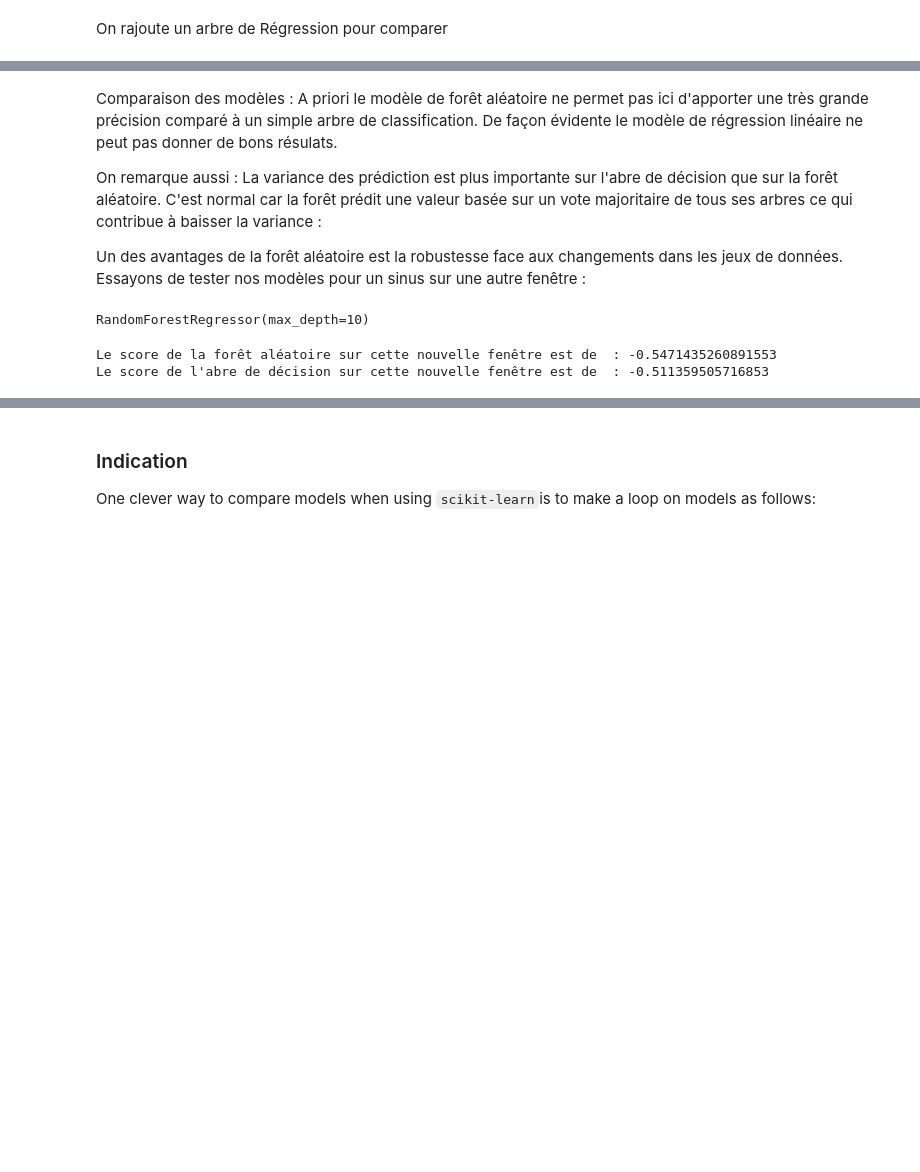
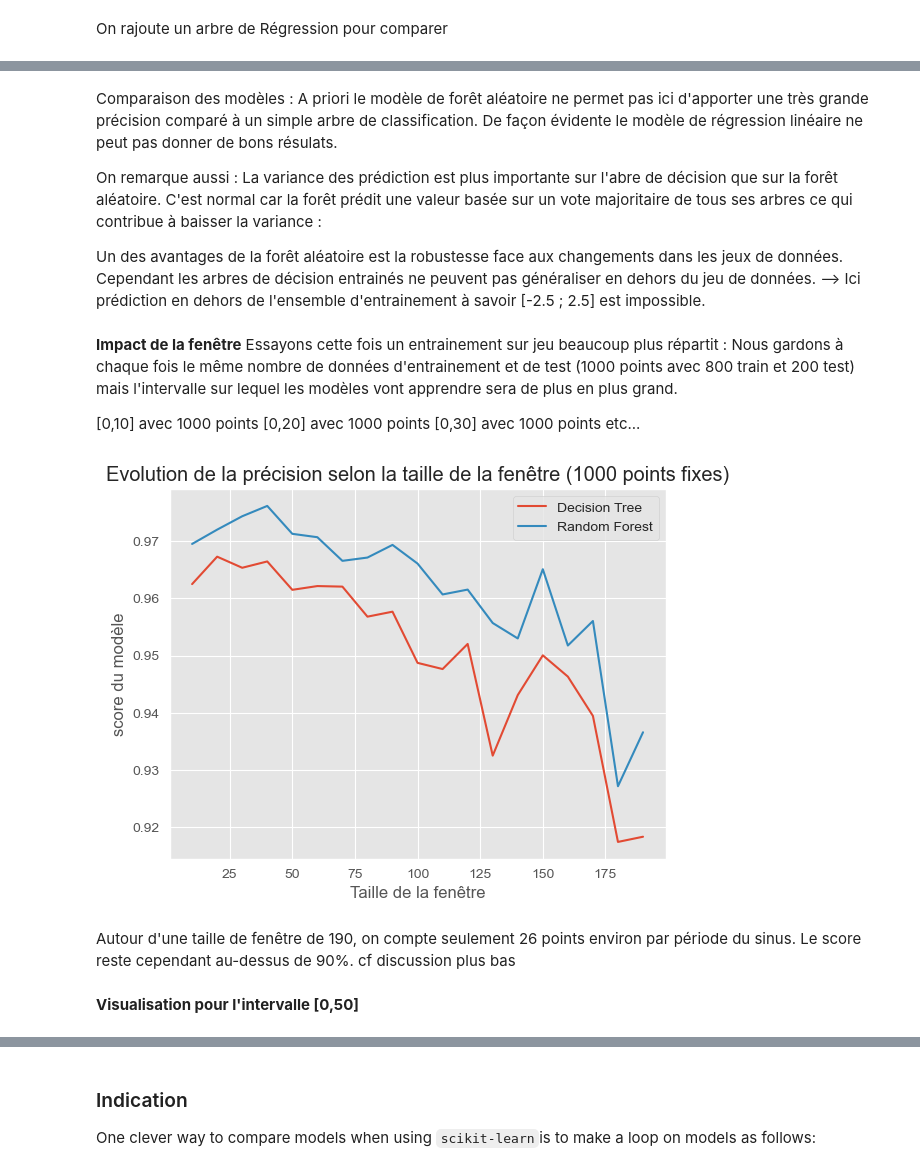
Before and after one commit to VictorCilleros/ML, a Jupyter notebook: TP4_decision_trees/TP4_decision_trees.ipynb, the cells around one changed output, grey strips where cells are left out. Cells and saved outputs as stored; diff of their text form; code cells hidden in the pictures; blank space fills up the shorter version.

Commit message:
Fin de la discussion sur la profondeur et période

```diff
--- a/TP4_decision_trees/TP4_decision_trees.ipynb
+++ b/TP4_decision_trees/TP4_decision_trees.ipynb
@@ -703,6 +702,54 @@ C'est normal car la forêt prédit une valeur basée sur un vote majoritaire de
 
 
 Un des avantages de la forêt aléatoire est la robustesse face aux changements dans les jeux de données.
-Essayons de tester nos modèles pour un sinus sur une autre fenêtre  :
+Cependant les arbres de décision entrainés ne peuvent pas généraliser en dehors du jeu de données.
+--> Ici prédiction en dehors de l'ensemble d'entrainement à savoir [-2.5 ; 2.5] est impossible.
+# %% [markdown]
+**Impact de la fenêtre**
+Essayons cette fois un entrainement sur jeu beaucoup plus répartit :
+Nous gardons à chaque fois le même nombre de données d'entrainement et de test (1000 points avec 800 train et 200 test) mais l'intervalle sur lequel les modèles vont apprendre sera de plus en plus grand.
+
+[0,10] avec 1000 points
+[0,20] avec 1000 points
+[0,30] avec 1000 points
+etc...
+# %%
+def evolution_selon_esp(begin_fen=10,end_fen=100,step=10,nbPoints=1000):
+    tabScoreRF=[]
+    tabScoreDT = []
+    begin_fen = begin_fen
+    end_fen = end_fen
+    step=step
+    for end in range(begin_fen,end_fen,step):
+        start = 0
+        end = start+end
+        x_esp = np.random.uniform(start,end, nbPoints)
+        y_esp = np.sin(x_esp) + np.random.normal(0, .1, nbPoints)
+        df_sin_esp = pd.DataFrame({'x':x_esp,'f(x)':y_esp})
+        df_train_esp,df_test_esp = train_test_split(df_sin_esp, test_size=0.2, random_state=42)
+
+        regrf = RandomForestRegressor(n_estimators=10).fit(df_train_esp['x'].values.reshape(-1, 1),df_train_esp['f(x)'].values.reshape(-1,1).ravel())
+        clf_decisionTree = DecisionTreeRegressor().fit(df_train_esp['x'].values.reshape(-1, 1),df_train_esp['f(x)'].values.reshape(-1,1))
+
+        tabScoreRF.append(regrf.score(df_test_esp['x'].values.reshape(-1,1),df_test_esp['f(x)'].values.reshape(-1,1)))
+        tabScoreDT.append(clf_decisionTree.score(df_test_esp['x'].values.reshape(-1,1),df_test_esp['f(x)'].values.reshape(-1,1)))
+    plt.figure()
+    plt.plot(np.arange(begin_fen,end_fen,step),tabScoreDT,label='Decision Tree')
+    plt.plot(np.arange(begin_fen,end_fen,step),tabScoreRF,label='Random Forest')
+    plt.xlabel("Taille de la fenêtre")
+    plt.ylabel("score du modèle")
+    plt.title("Evolution de la précision selon la taille de la fenêtre (1000 points fixes)")
+    plt.legend()
+    plt.show()
+# %%
+evolution_selon_esp(end_fen=200)
+# %% [output]
+[figure, added]
+# %% [markdown]
+Autour d'une taille de fenêtre de 190, on compte seulement 26 points environ par période du sinus.
+Le score reste cependant au-dessus de 90%.
+cf discussion plus bas
+# %% [markdown]
+**Visualisation pour l'intervalle [0,50]**
 # %%
 start = 0
@@ -714,16 +760,0 @@ df_sin_new_fen = pd.DataFrame({'x':x_new_fen,'f(x)':y_new_fen})
-# %%
-regrf = RandomForestRegressor(n_estimators=100, max_depth=10)
-clf_decisionTree = DecisionTreeRegressor()
-
-clf_decisionTree = clf_decisionTree.fit(df_train['x'].values.reshape(-1, 1),df_train['f(x)'].values.reshape(-1,1))
-regrf.fit(df_train['x'].values.reshape(-1, 1),df_train['f(x)'].values.reshape(-1,1).ravel())
-# %% [output]
-RandomForestRegressor(max_depth=10)
-# %%
-scoreForest_new_fen = regrf.score(df_sin_new_fen['x'].values.reshape(-1,1),df_sin_new_fen['f(x)'].values.reshape(-1,1))
-scoreDecisionTree_new_fen = clf_decisionTree.score(df_sin_new_fen['x'].values.reshape(-1,1),df_sin_new_fen['f(x)'].values.reshape(-1,1))
-print(f"Le score de la forêt aléatoire sur cette nouvelle fenêtre est de  : {scoreForest_new_fen}")
-print(f"Le score de l'abre de décision sur cette nouvelle fenêtre est de  : {scoreDecisionTree_new_fen}")
-# %% [output]
-Le score de la forêt aléatoire sur cette nouvelle fenêtre est de  : -0.5471435260891553
-Le score de l'abre de décision sur cette nouvelle fenêtre est de  : -0.511359505716853
```
Also changed, not shown: parts of 27 cells of this notebook.
